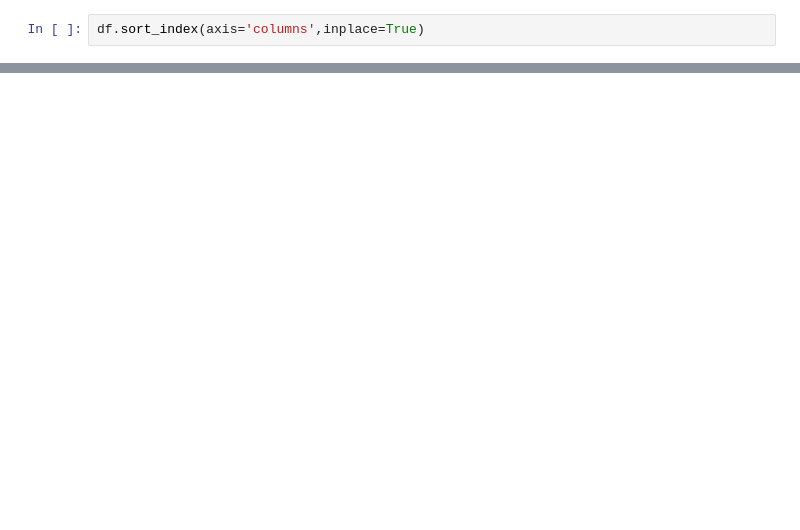
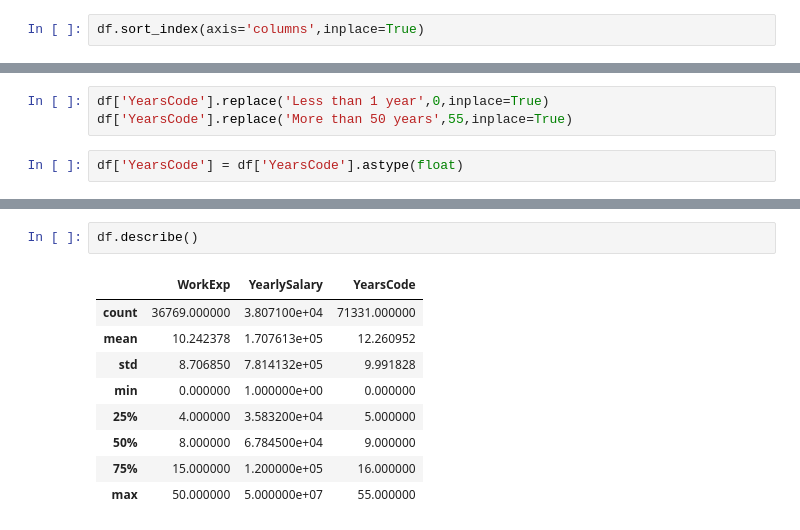
Before and after one commit to Daniboycg/stack_overflow_survey_project, a Jupyter notebook: Stack_overflow_survey_Insights.ipynb, the cells around one changed output, grey strips where cells are left out. Cells and saved outputs as stored; diff of their text form; blank space fills up the shorter version.

```diff
--- a/Stack_overflow_survey_Insights.ipynb
+++ b/Stack_overflow_survey_Insights.ipynb
@@ -53,0 +89,5 @@ df.head()
+# %%
+df['YearsCode'].replace('Less than 1 year',0,inplace=True)
+df['YearsCode'].replace('More than 50 years',55,inplace=True)
+# %%
+df['YearsCode'] = df['YearsCode'].astype(float)
@@ -53,0 +114,12 @@ df.head()
+# %%
+df.describe()
+# %% [output]
+|  | WorkExp | YearlySalary | YearsCode |
+| count | 36769.000000 | 3.807100e+04 | 71331.000000 |
+| mean | 10.242378 | 1.707613e+05 | 12.260952 |
+| std | 8.706850 | 7.814132e+05 | 9.991828 |
+| min | 0.000000 | 1.000000e+00 | 0.000000 |
+| 25% | 4.000000 | 3.583200e+04 | 5.000000 |
+| 50% | 8.000000 | 6.784500e+04 | 9.000000 |
+| 75% | 15.000000 | 1.200000e+05 | 16.000000 |
+| max | 50.000000 | 5.000000e+07 | 55.000000 |
```
Also changed, not shown: parts of 8 cells of this notebook.
